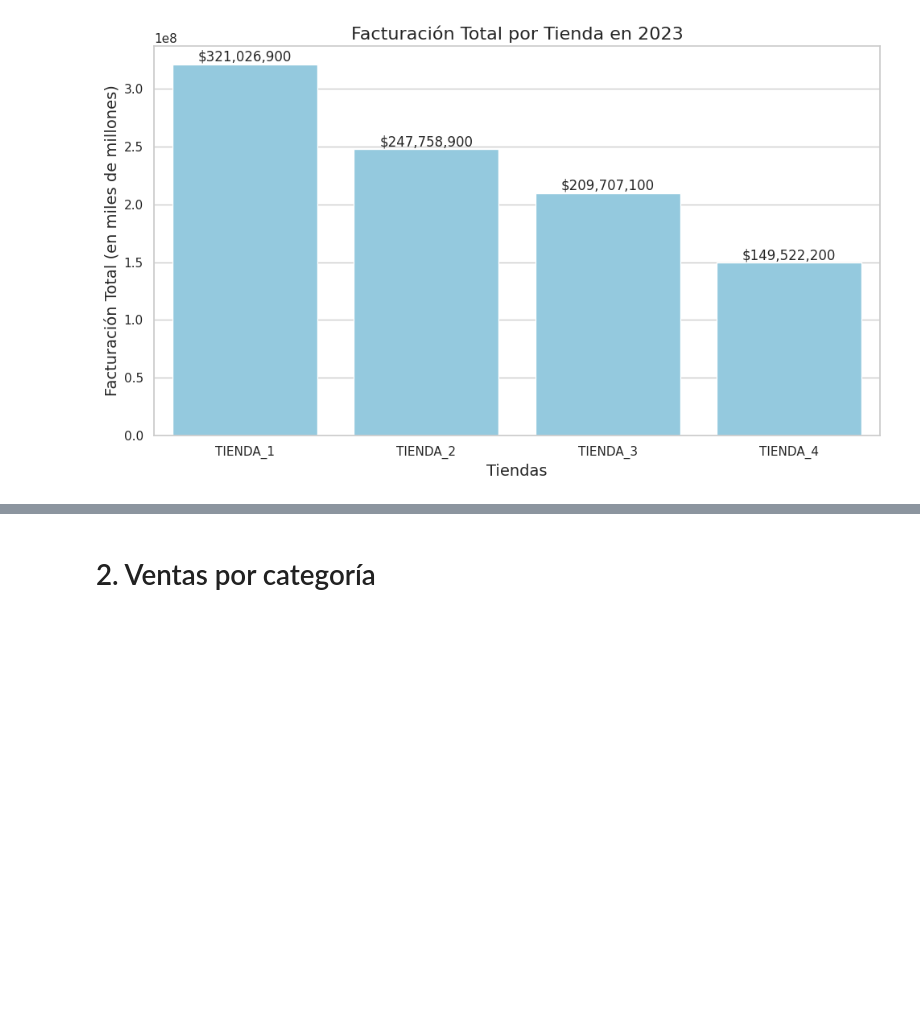
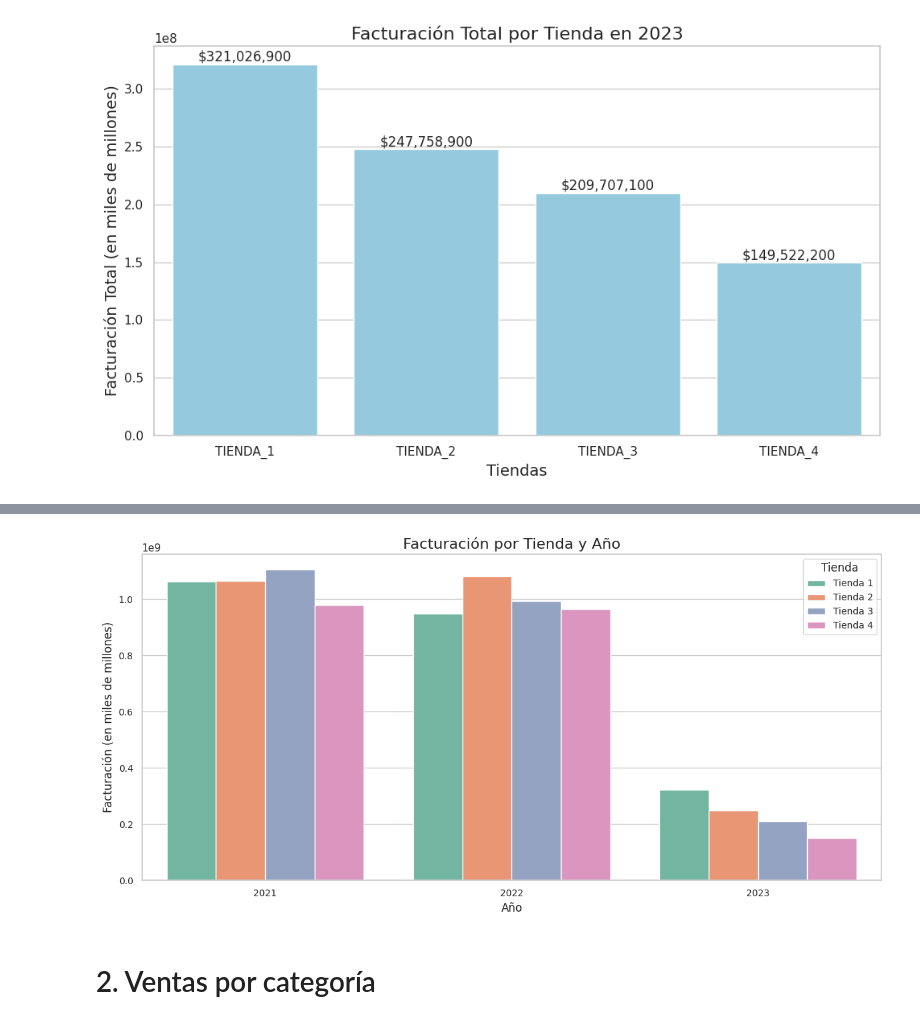
Before and after one commit to GabArg/ProyectoAluraLatam, a Jupyter notebook: AluraStoreLatam.ipynb, the cells around one changed output, grey strips where cells are left out. Saved outputs shown, nothing was run; the diff lists cells and outputs as text; code cells hidden in the pictures; blank space fills up the shorter version.

```diff
--- a/AluraStoreLatam.ipynb
+++ b/AluraStoreLatam.ipynb
@@ -146,3 +208,43 @@ plt.show()
+# %%
+import matplotlib.pyplot as plt
+import seaborn as sns
+import pandas as pd
+
+# Datos de facturación
+data = {
+    "Año": [2021, 2022, 2023] * 4,
+    "Tienda": ["Tienda 1"] * 3 + ["Tienda 2"] * 3 + ["Tienda 3"] * 3 + ["Tienda 4"] * 3,
+    "Facturación": [
+        1062376300, 948887600, 321026900,  # Tienda 1
+        1064236600, 1082080300, 247758900,  # Tienda 2
+        1105769900, 993380100, 209707100,  # Tienda 3
+        979223700, 966163600, 149522200   # Tienda 4
+    ]
+}
+
+# Crear un DataFrame
+df = pd.DataFrame(data)
+
+# Configurar el estilo de Seaborn
+sns.set(style="whitegrid")
+
+# Crear el gráfico
+plt.figure(figsize=(12, 6))
+sns.barplot(x="Año", y="Facturación", hue="Tienda", data=df, palette="Set2")
+
+# Configurar etiquetas y título
+plt.title("Facturación por Tienda y Año", fontsize=16)
+plt.xlabel("Año", fontsize=12)
+plt.ylabel("Facturación (en miles de millones)", fontsize=12)
+plt.xticks(fontsize=10)
+plt.yticks(fontsize=10)
+
+# Mostrar el gráfico
+plt.legend(title="Tienda", fontsize=10)
+plt.tight_layout()
+plt.show()
+# %% [output]
+[figure, added]
 # %% [markdown]
 # 2. Ventas por categoría
 # %%
```
Also changed, not shown: parts of 4 cells of this notebook.
